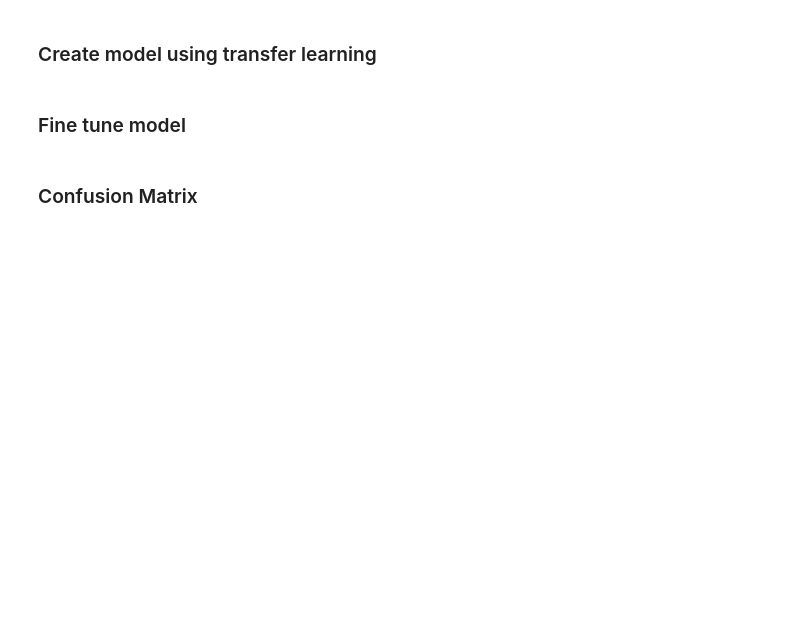
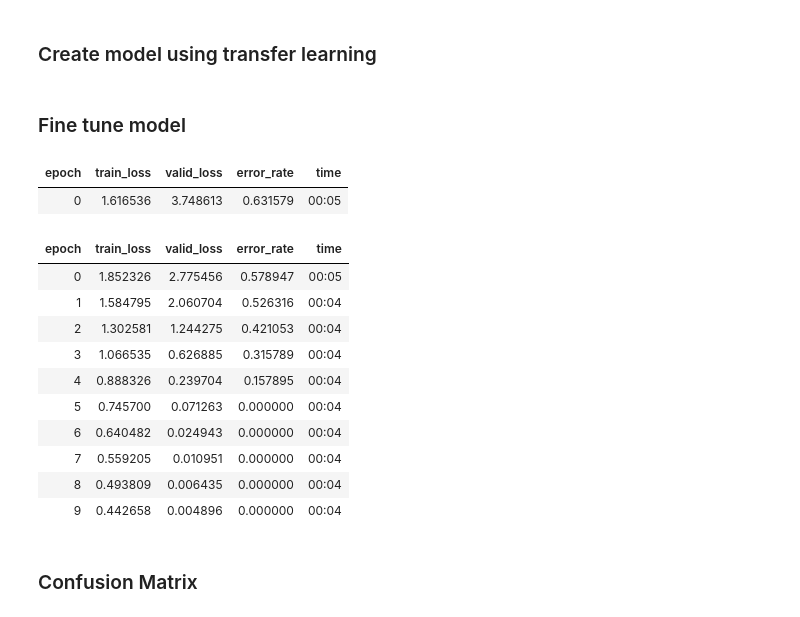
Before and after one commit to ulmefors/coffe-machine-classifier, a Jupyter notebook: model.ipynb, the cells around one changed output. Drawn from its saved outputs; the diff is of its cells as text; code cells hidden in the pictures; blank space fills up the shorter version.

```diff
--- a/model.ipynb
+++ b/model.ipynb
@@ -36,7 +41,21 @@ learn = V.cnn_learner(dls, V.resnet18, metrics=V.error_rate)
 # %% [markdown]
 ### Fine tune model
 # %%
-learn.fine_tune(1)
+learn.fine_tune(10)
+# %% [output]
+| epoch | train_loss | valid_loss | error_rate | time |
+| 0 | 1.616536 | 3.748613 | 0.631579 | 00:05 |
+| epoch | train_loss | valid_loss | error_rate | time |
+| 0 | 1.852326 | 2.775456 | 0.578947 | 00:05 |
+| 1 | 1.584795 | 2.060704 | 0.526316 | 00:04 |
+| 2 | 1.302581 | 1.244275 | 0.421053 | 00:04 |
+| 3 | 1.066535 | 0.626885 | 0.315789 | 00:04 |
+| 4 | 0.888326 | 0.239704 | 0.157895 | 00:04 |
+| 5 | 0.745700 | 0.071263 | 0.000000 | 00:04 |
+| 6 | 0.640482 | 0.024943 | 0.000000 | 00:04 |
+| 7 | 0.559205 | 0.010951 | 0.000000 | 00:04 |
+| 8 | 0.493809 | 0.006435 | 0.000000 | 00:04 |
+| 9 | 0.442658 | 0.004896 | 0.000000 | 00:04 |
 # %% [markdown]
 ### Confusion Matrix
 # %%
```
Also changed, not shown: parts of 4 cells of this notebook.
